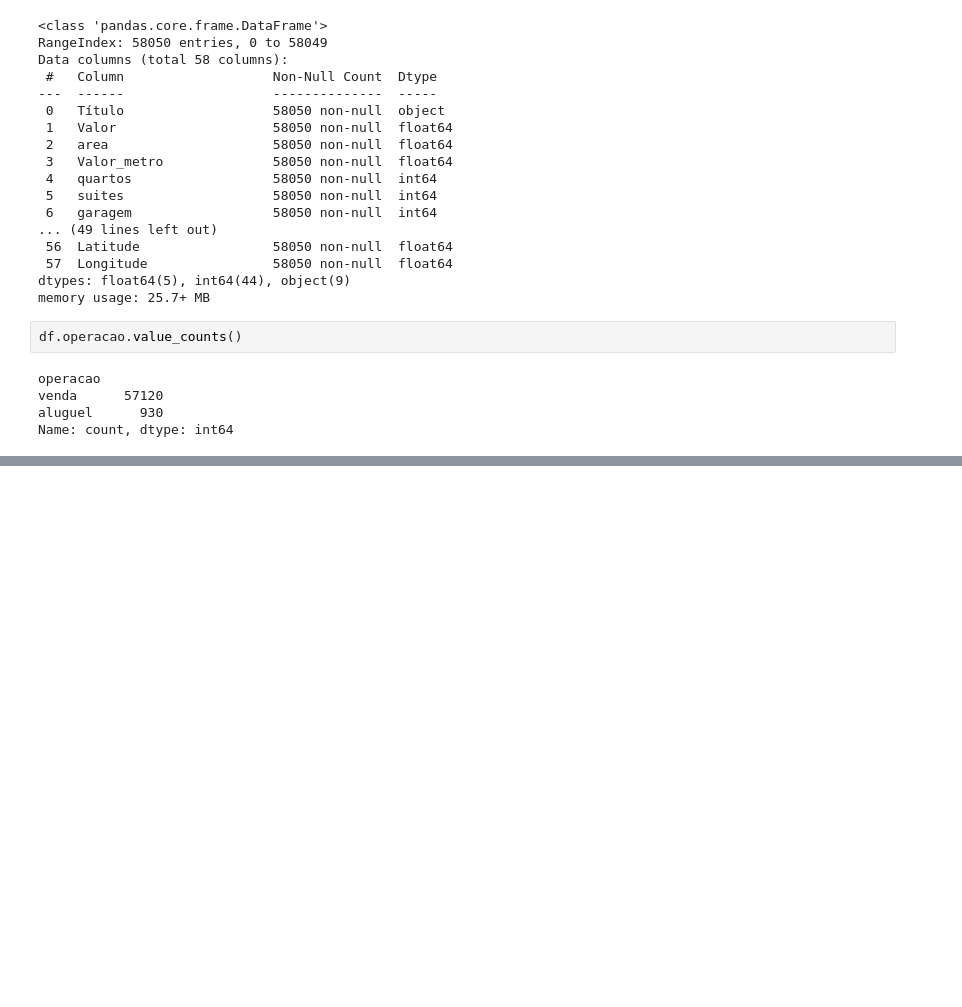
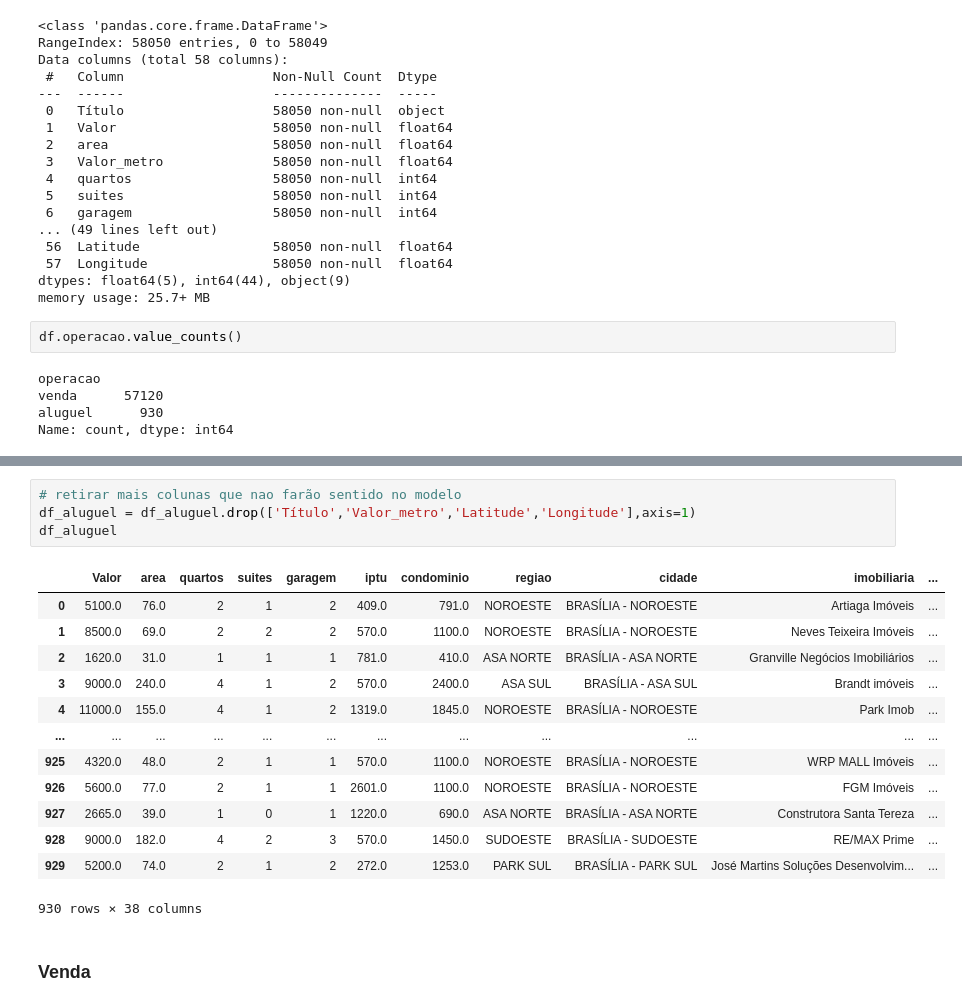
Before and after one commit to JanotLucas/Projeto-Integrador-I, a Jupyter notebook: precificador.ipynb, the cells around one changed output, grey strips where cells are left out. Saved outputs shown, nothing was run; the diff lists cells and outputs as text; blank space fills up the shorter version.

```diff
--- a/precificador.ipynb
+++ b/precificador.ipynb
@@ -54,0 +196,20 @@ Name: count, dtype: int64
+# %%
+# retirar mais colunas que nao farão sentido no modelo
+df_aluguel = df_aluguel.drop(['Título','Valor_metro','Latitude','Longitude'],axis=1)
+df_aluguel
+# %% [output]
+|  | Valor | area | quartos | suites | garagem | iptu | condominio | regiao | cidade | imobiliaria | ... |
+| 0 | 5100.0 | 76.0 | 2 | 1 | 2 | 409.0 | 791.0 | NOROESTE | BRASÍLIA - NOROESTE | Artiaga Imóveis | ... |
+| 1 | 8500.0 | 69.0 | 2 | 2 | 2 | 570.0 | 1100.0 | NOROESTE | BRASÍLIA - NOROESTE | Neves Teixeira Imóveis | ... |
+| 2 | 1620.0 | 31.0 | 1 | 1 | 1 | 781.0 | 410.0 | ASA NORTE | BRASÍLIA - ASA NORTE | Granville Negócios Imobiliários | ... |
+| 3 | 9000.0 | 240.0 | 4 | 1 | 2 | 570.0 | 2400.0 | ASA SUL | BRASÍLIA - ASA SUL | Brandt imóveis | ... |
+| 4 | 11000.0 | 155.0 | 4 | 1 | 2 | 1319.0 | 1845.0 | NOROESTE | BRASÍLIA - NOROESTE | Park Imob | ... |
+| ... | ... | ... | ... | ... | ... | ... | ... | ... | ... | ... | ... |
+| 925 | 4320.0 | 48.0 | 2 | 1 | 1 | 570.0 | 1100.0 | NOROESTE | BRASÍLIA - NOROESTE | WRP MALL Imóveis | ... |
+| 926 | 5600.0 | 77.0 | 2 | 1 | 1 | 2601.0 | 1100.0 | NOROESTE | BRASÍLIA - NOROESTE | FGM Imóveis | ... |
+| 927 | 2665.0 | 39.0 | 1 | 0 | 1 | 1220.0 | 690.0 | ASA NORTE | BRASÍLIA - ASA NORTE | Construtora Santa Tereza | ... |
+| 928 | 9000.0 | 182.0 | 4 | 2 | 3 | 570.0 | 1450.0 | SUDOESTE | BRASÍLIA - SUDOESTE | RE/MAX Prime | ... |
+| 929 | 5200.0 | 74.0 | 2 | 1 | 2 | 272.0 | 1253.0 | PARK SUL | BRASÍLIA - PARK SUL | José Martins Soluções Desenvolvim... | ... |
+930 rows × 38 columns
+# %% [markdown]
+### Venda
```
Also changed, not shown: parts of 18 cells of this notebook.
